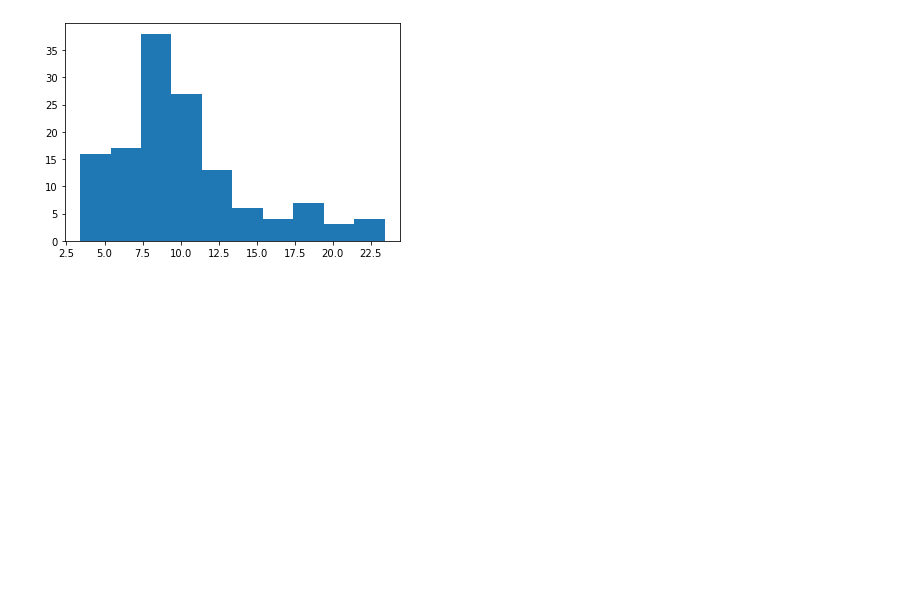
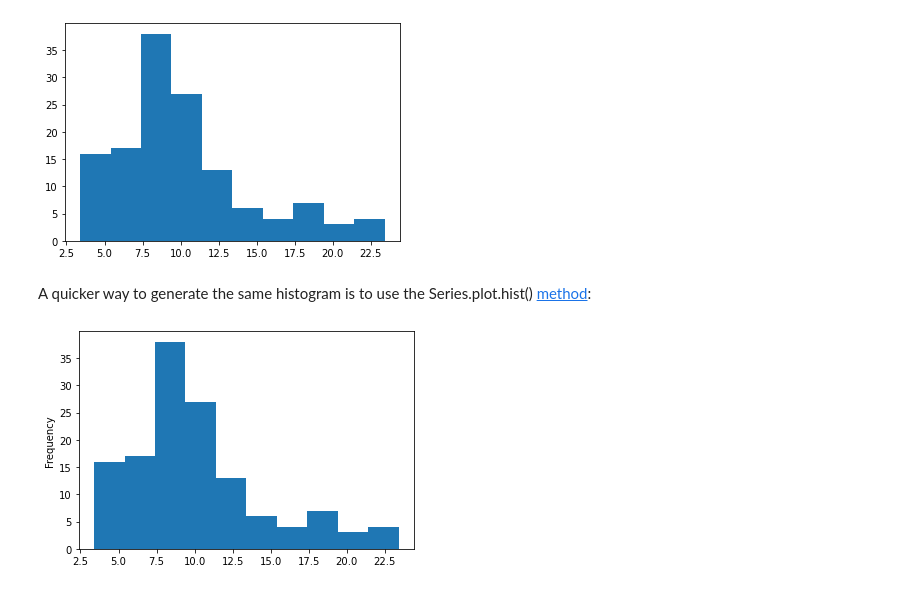
Before and after one commit to jack9950/dataquest_projects, a Jupyter notebook: Step 2 - Data Analysis and Visualization/Data Visualization Fundamentals/Pandas Visualizations and Grid Charts/Pandas Visualizations and Grid Charts.ipynb, the cells around one changed output. Drawn from its saved outputs; the diff is of its cells as text; code cells hidden in the pictures; blank space fills up the shorter version.

Commit message:
Finished Pandas Visualizations and Grid Charts Lesson

```diff
--- a/Step 2 - Data Analysis and Visualization/Data Visualization Fundamentals/Pandas Visualizations and Grid Charts/Pandas Visualizations and Grid Charts.ipynb
+++ b/Step 2 - Data Analysis and Visualization/Data Visualization Fundamentals/Pandas Visualizations and Grid Charts/Pandas Visualizations and Grid Charts.ipynb
@@ -169,3 +169,10 @@ plt.show()
 sentence_1 = True
 sentence_2 = True
 sentence_3 = False
+# %% [markdown]
+A quicker way to generate the same histogram is to use the Series.plot.hist() [method](https://pandas.pydata.org/pandas-docs/stable/reference/api/pandas.Series.plot.hist.html):
+# %%
+traffic['Slowness in traffic (%)'].plot.hist()
+plt.show()
+# %% [output]
+[figure, added]
```
Also changed, not shown: parts of 70 cells of this notebook, 15 other files.
